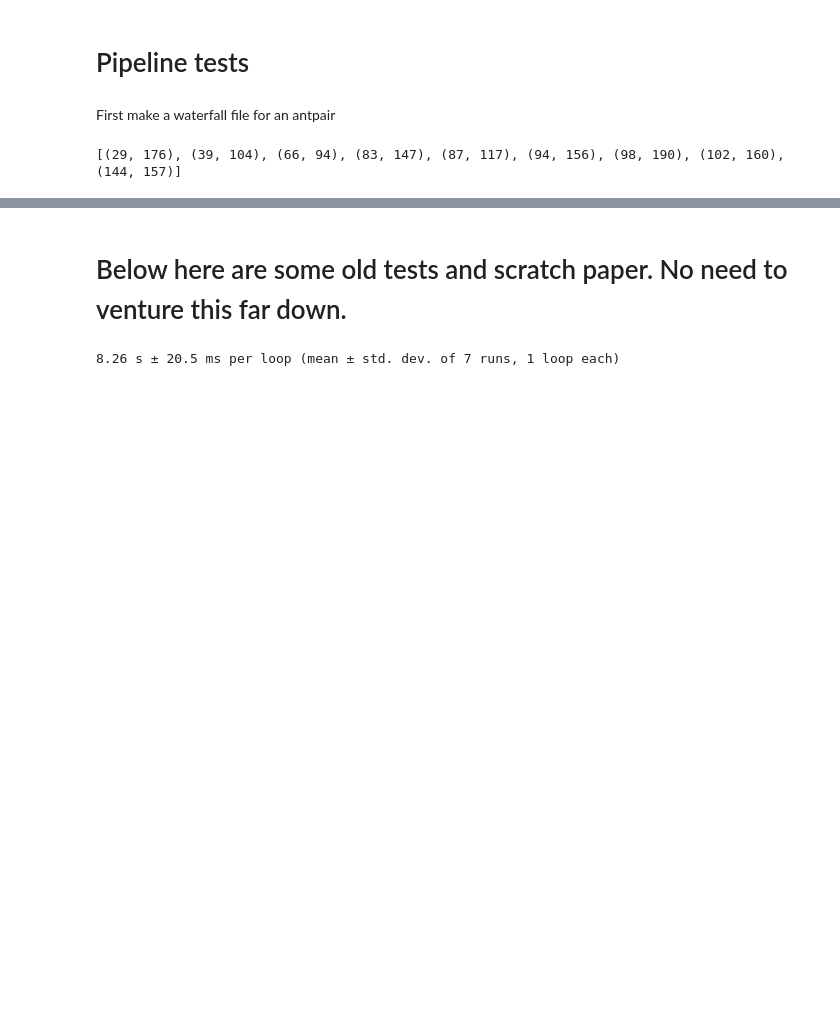
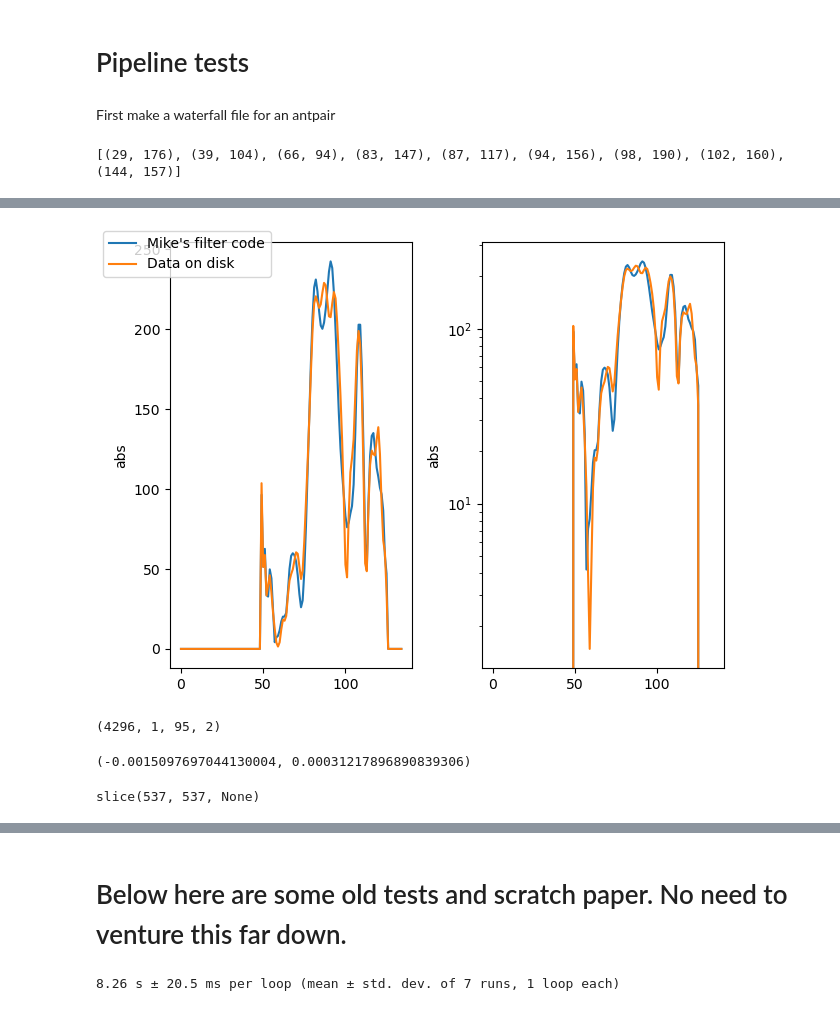
Before and after one commit to mwilensky768/HERA_FRF_cov, a Jupyter notebook: FRF_calc.ipynb, the cells around one changed output, grey strips where cells are left out. Saved outputs shown, nothing was run; the diff lists cells and outputs as text; code cells hidden in the pictures; blank space fills up the shorter version.

```diff
--- a/FRF_calc.ipynb
+++ b/FRF_calc.ipynb
@@ -561,0 +618,29 @@ AssertionError: Data are not all close. More inspection warranted.
+# %%
+def plot_slice_comparison(freq_chan=40, attr="abs", interleave_disk=False, save=False):
+
+
+    fig, ax = plt.subplots(ncols=2)
+    labels = ["Mike's filter code", "Data on disk"]
+
+    for ax_ind, ax_ob in enumerate(ax):
+
+        ax_ob.plot(getattr(np, attr)(filt_dat)[:, freq_chan], label=labels[0])
+        if interleave_disk:
+            lines = ax_ob.plot(getattr(np, attr)(pipeline_filt_dat)[::4, freq_chan], label=labels[1])
+        else:
+            lines = ax_ob.plot(getattr(np, attr)(pipeline_filt_dat)[:, freq_chan], label=labels[1])
+        ax_ob.set_ylabel(attr)
+        if ax_ind > 0 and attr == "abs":
+            ax_ob.set_yscale("log")
+
+    fig.legend(labels, loc="upper left")
+    fig.tight_layout()
+
+    if save:
+        fig.savefig(f"{outdir}/filter_{attr}_slice_comparison.png")
+
+    return
+
+plot_slice_comparison(interleave_disk=False, save=True)
+# %% [output]
+[figure, added]
@@ -561,0 +651,5 @@ AssertionError: Data are not all close. More inspection warranted.
+# %%
+uf_uvd = UVData.from_file(unfiltered_waterfall_file)
+print(uf_uvd.data_array.shape)
+# %% [output]
+(4296, 1, 95, 2)
@@ -561,0 +673,8 @@ AssertionError: Data are not all close. More inspection warranted.
+# %%
+print(filt_params)
+# %% [output]
+(-0.0015097697044130004, 0.00031217896890839306)
+# %%
+print(slc)
+# %% [output]
+slice(537, 537, None)
```
Also changed, not shown: parts of 31 cells of this notebook.
